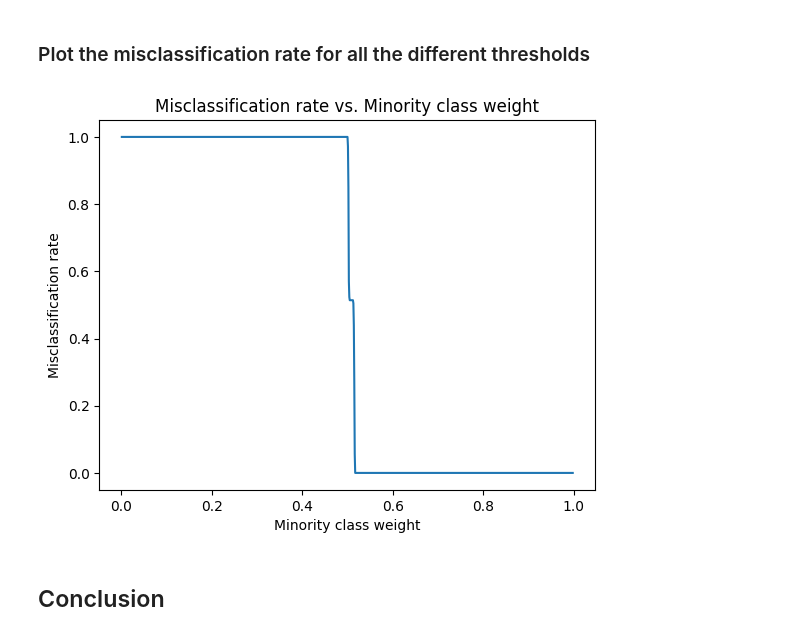
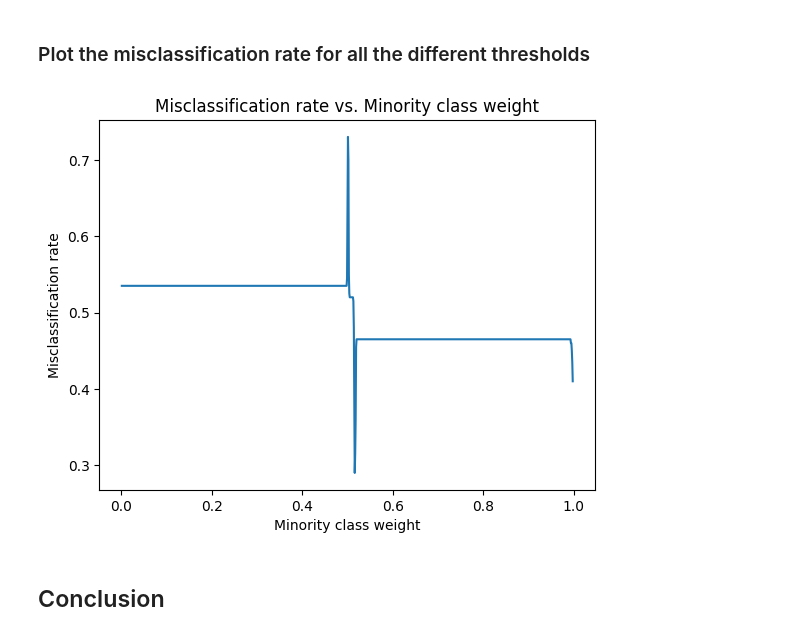
Before and after one commit to katzkid/RoC_Analysis, a Jupyter notebook: RoC_Analysis.ipynb, the cells around one changed output. Drawn from its saved outputs; the diff is of its cells as text; code cells hidden in the pictures.

Commit message:
misclassification rate graph

```diff
--- a/RoC_Analysis.ipynb
+++ b/RoC_Analysis.ipynb
@@ -144,8 +144,10 @@ def get_fpr_tpr(clf_model, X_test, y_test, threshold=0.5):
         precision = tp / (tp + fp) if (tp + fp) > 0 else 0
         recall = tp / (tp + fn) if (tp + fn) > 0 else 0
         f1 = 2 * (precision * recall) / (precision + recall) if (precision + recall) > 0 else 0
+        accuracy = (tp + tn) / (tp + tn + fp + fn)
+        misclassification_rate = 1 - accuracy
 
-        return {"fpr": fpr, "tpr": tpr, "precision": precision, "recall": recall, "f1": f1}
+        return {"fpr": fpr, "tpr": tpr, "precision": precision, "recall": recall, "f1": f1, "accuracy": accuracy, "misclassification_rate": misclassification_rate}
 
     except ValueError as e:
         print(f"Error calculating FPR and TPR: {e}")
@@ -180,7 +182,9 @@ for w in minority_class_weight:
         "tpr": res["tpr"],
         "precision": res["precision"],
         "recall": res["recall"],
-        "f1": res["f1"]
+        "f1": res["f1"],
+        "accuracy": res["accuracy"],
+        "misclassification_rate": res["misclassification_rate"]
     }
     #print(f"Weight: {w:.2f}, FPR: {res['fpr']:.3f}, TPR: {res['tpr']:.3f}")
 
@@ -310,18 +314,17 @@ plt.show()
 # %% [markdown]
 ### Plot the misclassification rate for all the different thresholds
 # %%
-# plot misclassification rate on the test data
+# plot misclassification rate on the test data and accuracy
 plt.figure()
-
-
-misclassification_rate = [1 - dict_weighted_clfs[w]["tpr"] for w in minority_class_weight]
+# plot accuracy
+misclassification_rate = [dict_weighted_clfs[w]["misclassification_rate"] for w in minority_class_weight]
 plt.plot(minority_class_weight, misclassification_rate)
 plt.xlabel('Minority class weight')
 plt.ylabel('Misclassification rate')
 plt.title('Misclassification rate vs. Minority class weight')
 plt.show()
 # %% [output]
-[figure, old version]
+[figure, new version]
 # %% [markdown]
 ## Conclusion
 # %% [markdown]
```
